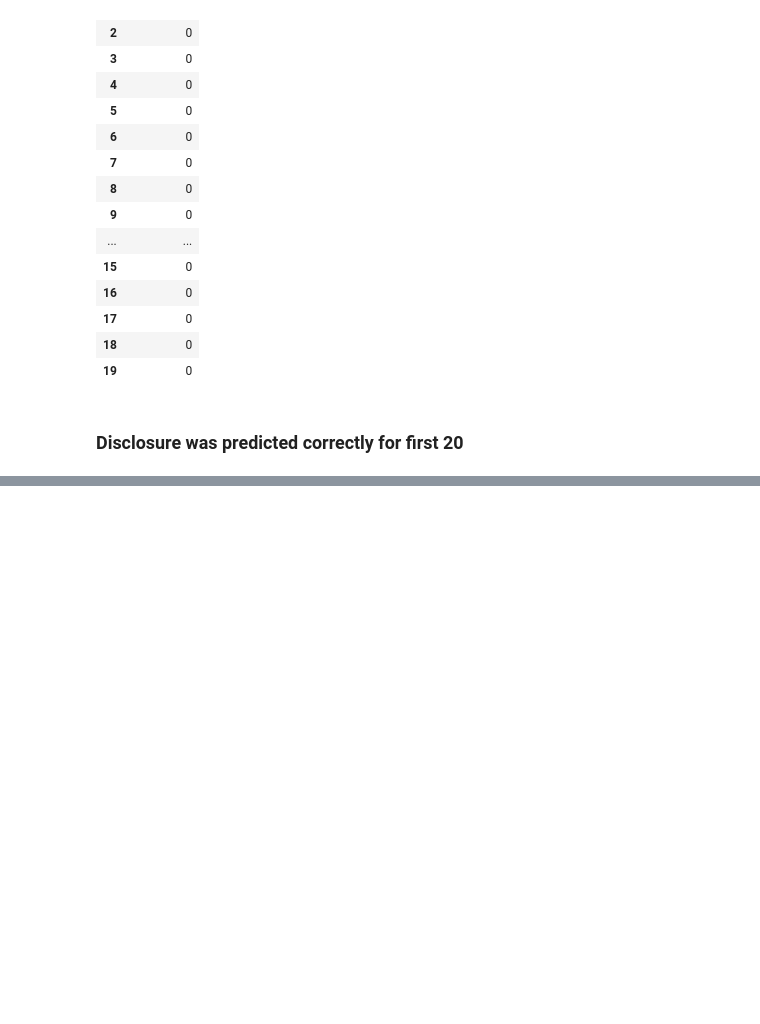
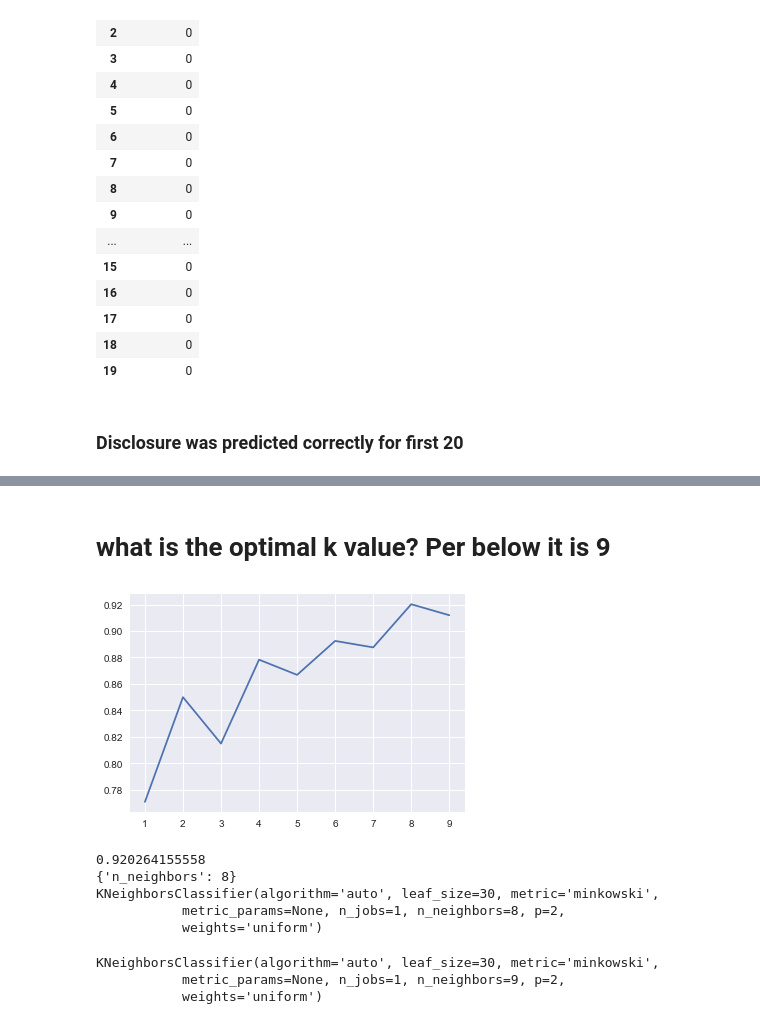
Before and after one commit to dmrod01/Capstone, a Jupyter notebook: Data Analytics Model Building Descriptive Analytics Supervised 2.ipynb, the cells around one changed output, grey strips where cells are left out. Cells and saved outputs as stored; diff of their text form; code cells hidden in the pictures; blank space fills up the shorter version.

```diff
--- a/Data Analytics Model Building Descriptive Analytics Supervised 2.ipynb
+++ b/Data Analytics Model Building Descriptive Analytics Supervised 2.ipynb
@@ -658,0 +864,43 @@ df_score.head()
+# %% [markdown]
+# what is the optimal k value? Per below it is 9
+# %%
+
+# automatic grid search for an optimal value of K
+#http://scikit-learn.org/stable/modules/generated/sklearn.grid_search.GridSearchCV.html
+
+from sklearn.grid_search import GridSearchCV
+
+knn = KNeighborsClassifier()
+k_range = range(1, 10)
+param_grid = dict(n_neighbors=k_range)
+grid = GridSearchCV(knn, param_grid, cv=10, scoring='accuracy')
+grid.fit(X, y)
+
+# check the results of the grid search
+grid.grid_scores_
+grid_mean_scores = [result[1] for result in grid.grid_scores_]
+plt.figure()
+plt.plot(k_range, grid_mean_scores)
+plt.show()
+# %% [output]
+[figure, added]
+# %%
+print grid.best_score_
+print grid.best_params_
+print grid.best_estimator_
+# %% [output]
+0.920264155558
+{'n_neighbors': 8}
+KNeighborsClassifier(algorithm='auto', leaf_size=30, metric='minkowski',
+           metric_params=None, n_jobs=1, n_neighbors=8, p=2,
+           weights='uniform')
+# %%
+# evaluate the model by splitting into train and test sets & develop knn model (name it as knn).
+# Use the optimal k value
+X_train, X_test, y_train, y_test = train_test_split(X, y, test_size=0.3, random_state=0)
+knn = KNeighborsClassifier(n_neighbors=9)
+knn.fit(X_train, y_train)
+# %% [output]
+KNeighborsClassifier(algorithm='auto', leaf_size=30, metric='minkowski',
+           metric_params=None, n_jobs=1, n_neighbors=9, p=2,
+           weights='uniform')
```
Also changed, not shown: parts of 61 cells of this notebook.
